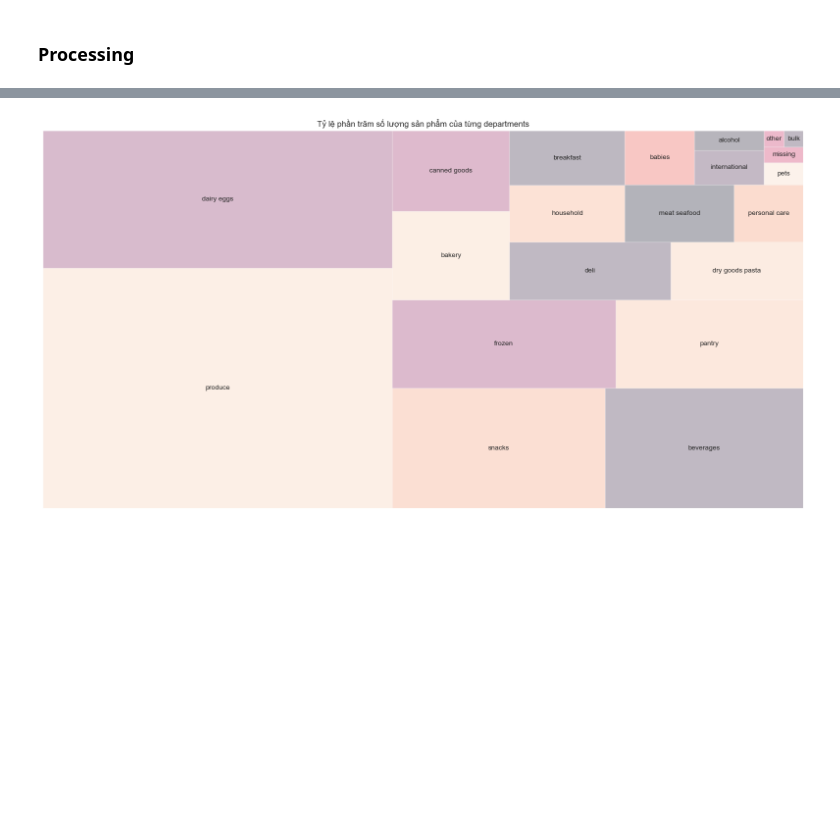
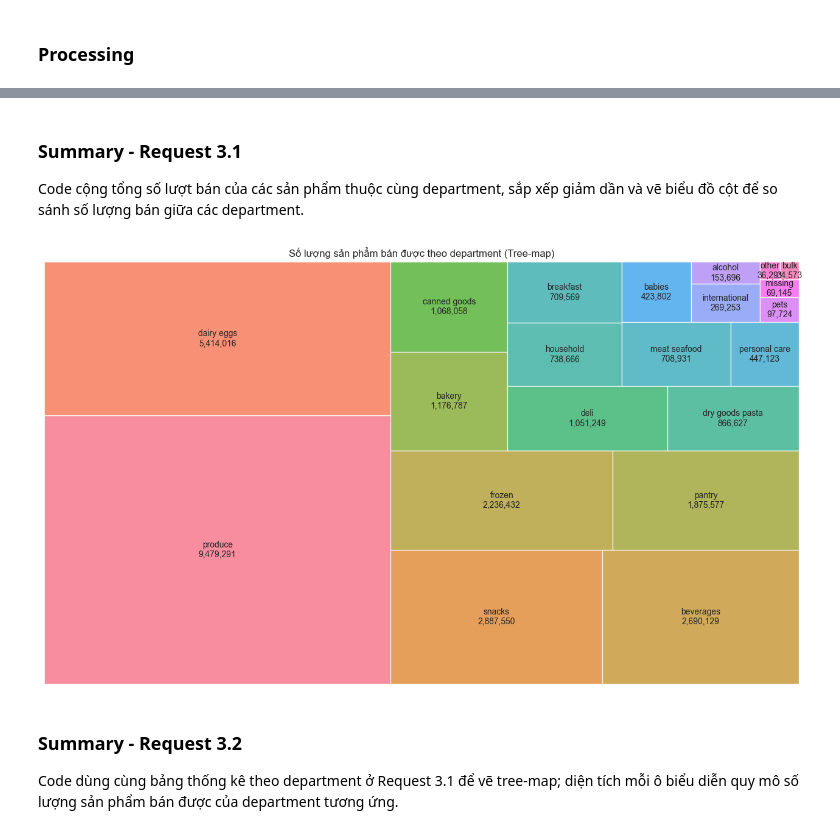
Before and after one commit to Tynab/EDA-Basic, a Jupyter notebook: DA08_BaiTap123_An.ipynb, the cells around one changed output, grey strips where cells are left out. Cells and saved outputs as stored; diff of their text form; code cells hidden in the pictures; blank space fills up the shorter version.

```diff
--- a/DA08_BaiTap123_An.ipynb
+++ b/DA08_BaiTap123_An.ipynb
@@ -31,0 +27,8 @@ CN_DEPT = 'department'
+# %%
+# Thư mục chứa toàn bộ file dữ liệu CSV sau khi đã gom vào data/.
+DATA_DIR = Path('data')
+
+# Khai báo tên cột của bảng order_products__prior để tái sử dụng nhất quán.
+CN_ORD_ID = 'order_id'
+CN_PROD_ID = 'product_id'
+CN_REORDERED = 'reordered'
@@ -75,17 +167,27 @@ plt.show()
-# %%
-# Request 3.2
-prod_by_dept_df2 = pd.merge(ord_prods_pri_df, prods_df[[CN_PROD_ID, CN_DEPT_ID]], on=CN_PROD_ID, how='left')
-prod_by_dept_df2 = (prod_by_dept_df2.groupby(CN_DEPT_ID)[CN_PROD_ID].count().sort_values(ascending=False) / len(prod_by_dept_df2) * 100).to_frame().reset_index()
-prod_by_dept_df2.columns = [CN_DEPT_ID, 'percentage']
-prod_by_dept_df2 = pd.merge(prod_by_dept_df2, depts_df, on=CN_DEPT_ID, how='left')
-plt.figure(figsize=(20, 10))
-sns.set_style('whitegrid')
-sns.color_palette('husl')
-sns.set_palette('husl')
-sns.despine()
-squarify.plot(sizes=prod_by_dept_df2['percentage'], label=prod_by_dept_df2[CN_DEPT], alpha=.3)
-plt.title('Tỷ lệ phần trăm số lượng sản phẩm của từng departments')
-plt.axis('off')
-plt.show()
-# %% [output]
-[figure, removed]
+# %% [markdown]
+### Summary - Request 3.1
+Code cộng tổng số lượt bán của các sản phẩm thuộc cùng department, sắp xếp giảm dần và vẽ biểu đồ cột để so sánh số lượng bán giữa các department.
+# %%
+# Request 3.2: vẽ tree-map số lượng sản phẩm bán được theo department.
+# Tạo label gồm tên department và số lượng để người xem đọc trực tiếp trên từng ô.
+tree_map_labels = prod_by_dept_df.apply(lambda row: f"{row[CN_DEPT]}\n{row['count']:,}", axis=1)
+tree_map_colors = sns.color_palette('husl', len(prod_by_dept_df))
+
+# Diện tích mỗi ô trong tree-map tỷ lệ với số lượng sản phẩm bán được của department đó.
+plt.figure(figsize=(16, 9))
+sns.set_style('whitegrid')
+sns.despine()
+squarify.plot(
+    sizes=prod_by_dept_df['count'],
+    label=tree_map_labels,
+    color=tree_map_colors,
+    alpha=.8
+)
+plt.title('Số lượng sản phẩm bán được theo department (Tree-map)')
+plt.axis('off')
+plt.show()
+# %% [output]
+[figure, added]
+# %% [markdown]
+### Summary - Request 3.2
+Code dùng cùng bảng thống kê theo department ở Request 3.1 để vẽ tree-map; diện tích mỗi ô biểu diễn quy mô số lượng sản phẩm bán được của department tương ứng.
```
Also changed, not shown: parts of 15 cells of this notebook, 4 other files.
